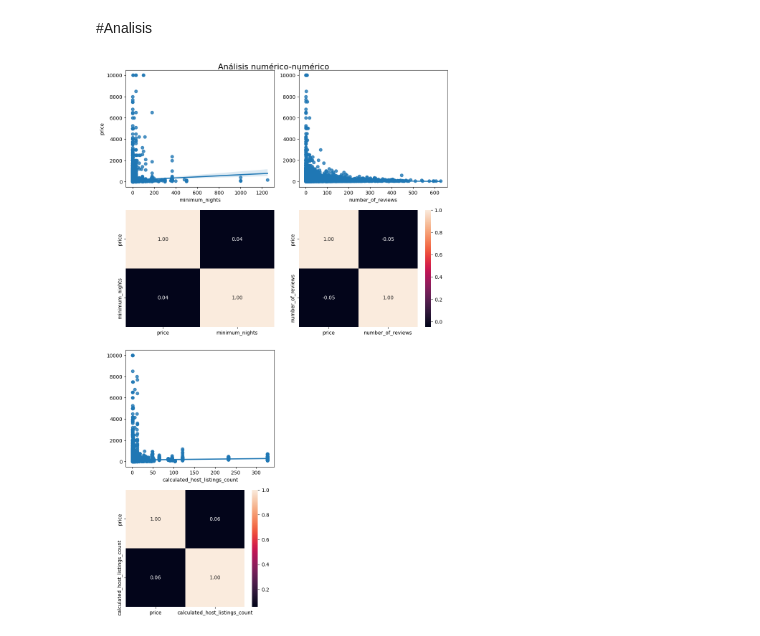
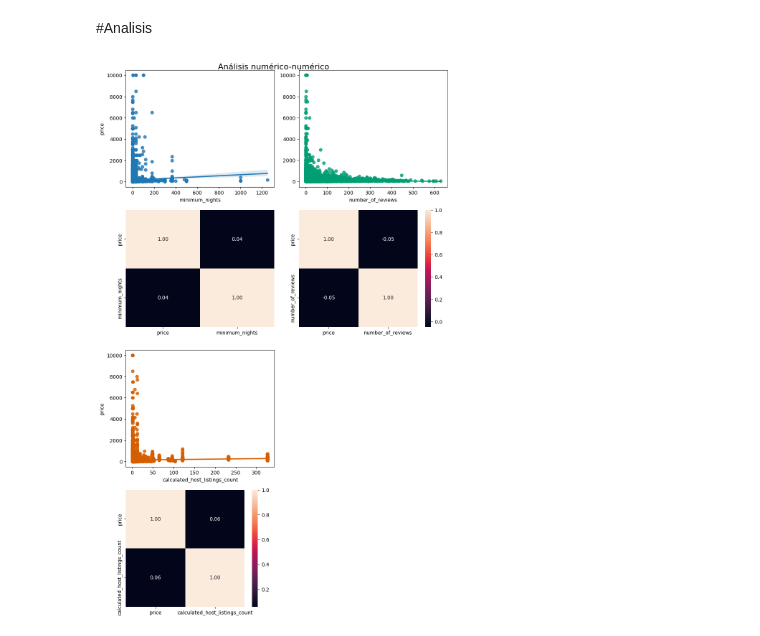
Before and after one commit to 4GeeksAcademy/Booting_algorithm-NatTajuelo, a Jupyter notebook: src/explore.ipynb, the cells around one changed output. Saved outputs shown, nothing was run; the diff lists cells and outputs as text; code cells hidden in the pictures.

```diff
--- a/src/explore.ipynb
+++ b/src/explore.ipynb
@@ -158,24 +158,24 @@ plt.show()
 # %%
 #Analisis de varias variables
 
 fig, axis = plt.subplots(4, 2, figsize = (10, 16))
 fig.suptitle("Análisis numérico-numérico", fontsize=16)
 
 
 sns.regplot(ax = axis[0, 0], data = total_data, x = "minimum_nights", y = "price")
 sns.heatmap(total_data[["price", "minimum_nights"]].corr(), annot = True, fmt = ".2f", ax = axis[1, 0], cbar = False)
 
-sns.regplot(ax = axis[0, 1], data = total_data, x = "number_of_reviews", y = "price").set(ylabel = None)
+sns.regplot(ax = axis[0, 1], data = total_data, x = "number_of_reviews", y = "price", color=sns.color_palette("colorblind")[2]).set(ylabel = None)
 sns.heatmap(total_data[["price", "number_of_reviews"]].corr(), annot = True, fmt = ".2f", ax = axis[1, 1])
 
-sns.regplot(ax = axis[2, 0], data = total_data, x = "calculated_host_listings_count", y = "price").set(ylabel = None)
+sns.regplot(ax = axis[2, 0], data = total_data, x = "calculated_host_listings_count", y = "price", color=sns.color_palette("colorblind")[3])
 sns.heatmap(total_data[["price", "calculated_host_listings_count"]].corr(), annot = True, fmt = ".2f", ax = axis[3, 0]).set(ylabel = None)
 
 fig.delaxes(axis[2, 1])
 fig.delaxes(axis[3, 1])
 
 plt.tight_layout()
 
 plt.show()
 # %% [output]
-[figure, old version]
+[figure, new version]
```
Also changed, not shown: parts of 11 cells of this notebook, 2 other files.
